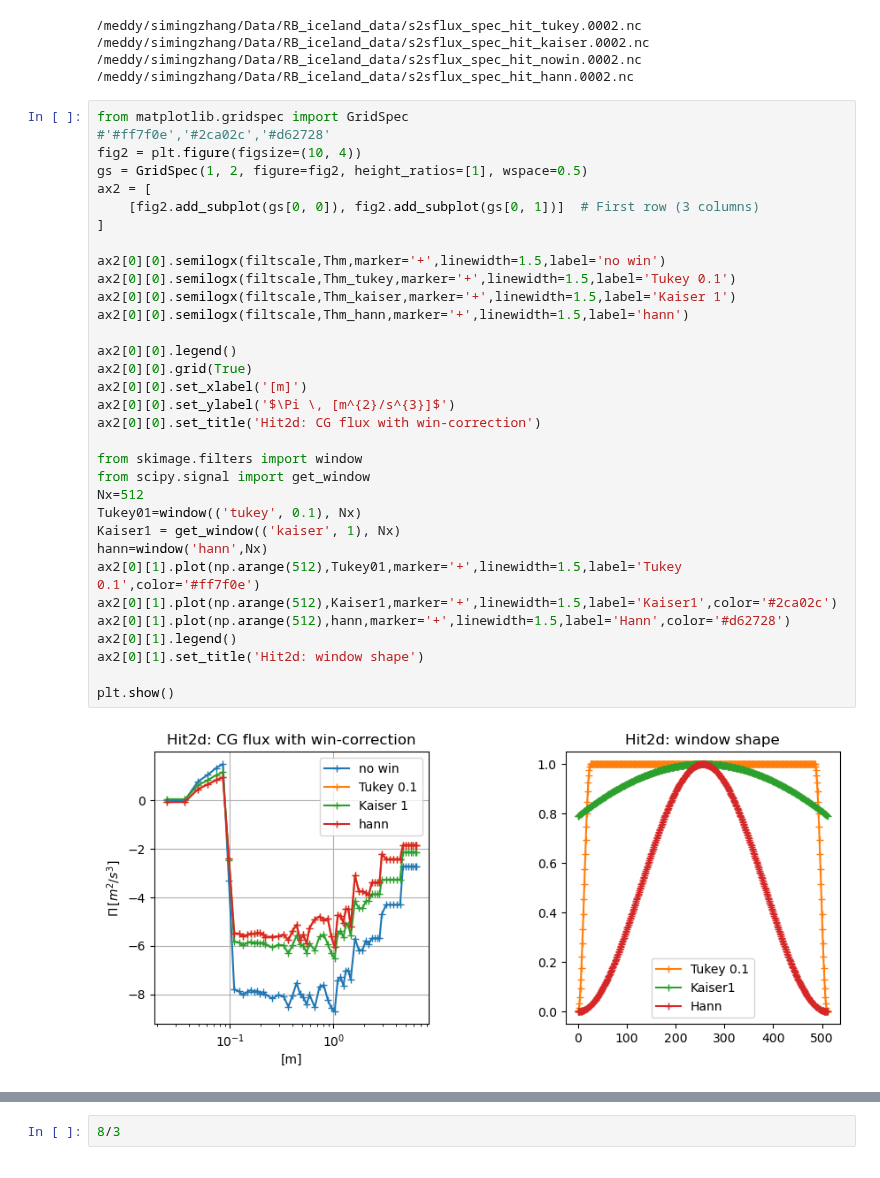
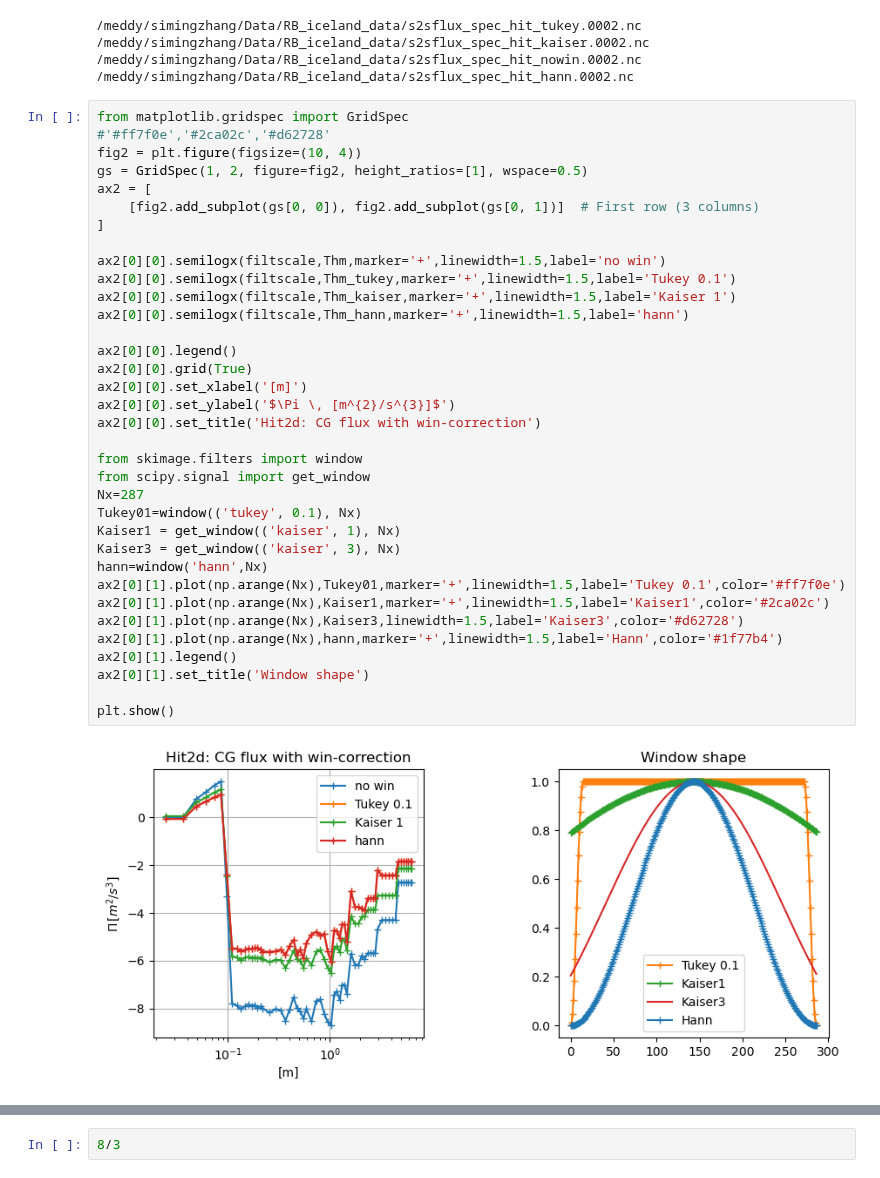
Before and after one commit to zsm1-hub/China_Israel, a Jupyter notebook: check_scale2scale.ipynb, the cells around one changed output, grey strips where cells are left out. Cells and saved outputs as stored; diff of their text form.

```diff
--- a/check_scale2scale.ipynb
+++ b/check_scale2scale.ipynb
@@ -146,37 +146,39 @@ filtscale=ds['filtscale'].values
 # %%
 from matplotlib.gridspec import GridSpec
 #'#ff7f0e','#2ca02c','#d62728'
 fig2 = plt.figure(figsize=(10, 4))
 gs = GridSpec(1, 2, figure=fig2, height_ratios=[1], wspace=0.5)
 ax2 = [
     [fig2.add_subplot(gs[0, 0]), fig2.add_subplot(gs[0, 1])]  # First row (3 columns)
 ]
 
 ax2[0][0].semilogx(filtscale,Thm,marker='+',linewidth=1.5,label='no win')
 ax2[0][0].semilogx(filtscale,Thm_tukey,marker='+',linewidth=1.5,label='Tukey 0.1')
 ax2[0][0].semilogx(filtscale,Thm_kaiser,marker='+',linewidth=1.5,label='Kaiser 1')
 ax2[0][0].semilogx(filtscale,Thm_hann,marker='+',linewidth=1.5,label='hann')
 
 ax2[0][0].legend()
 ax2[0][0].grid(True)
 ax2[0][0].set_xlabel('[m]')
 ax2[0][0].set_ylabel('$\Pi \, [m^{2}/s^{3}]$')
 ax2[0][0].set_title('Hit2d: CG flux with win-correction')
 
 from skimage.filters import window
 from scipy.signal import get_window
-Nx=512
+Nx=287
 Tukey01=window(('tukey', 0.1), Nx)
 Kaiser1 = get_window(('kaiser', 1), Nx)
+Kaiser3 = get_window(('kaiser', 3), Nx)
 hann=window('hann',Nx)
-ax2[0][1].plot(np.arange(512),Tukey01,marker='+',linewidth=1.5,label='Tukey 0.1',color='#ff7f0e')
-ax2[0][1].plot(np.arange(512),Kaiser1,marker='+',linewidth=1.5,label='Kaiser1',color='#2ca02c')
-ax2[0][1].plot(np.arange(512),hann,marker='+',linewidth=1.5,label='Hann',color='#d62728')
+ax2[0][1].plot(np.arange(Nx),Tukey01,marker='+',linewidth=1.5,label='Tukey 0.1',color='#ff7f0e')
+ax2[0][1].plot(np.arange(Nx),Kaiser1,marker='+',linewidth=1.5,label='Kaiser1',color='#2ca02c')
+ax2[0][1].plot(np.arange(Nx),Kaiser3,linewidth=1.5,label='Kaiser3',color='#d62728')
+ax2[0][1].plot(np.arange(Nx),hann,marker='+',linewidth=1.5,label='Hann',color='#1f77b4')
 ax2[0][1].legend()
-ax2[0][1].set_title('Hit2d: window shape')
+ax2[0][1].set_title('Window shape')
 
 plt.show()
 # %% [output]
-[figure, old version]
+[figure, new version]
 # %%
 Nx=287
```
Also changed, not shown: parts of 3 cells of this notebook.
